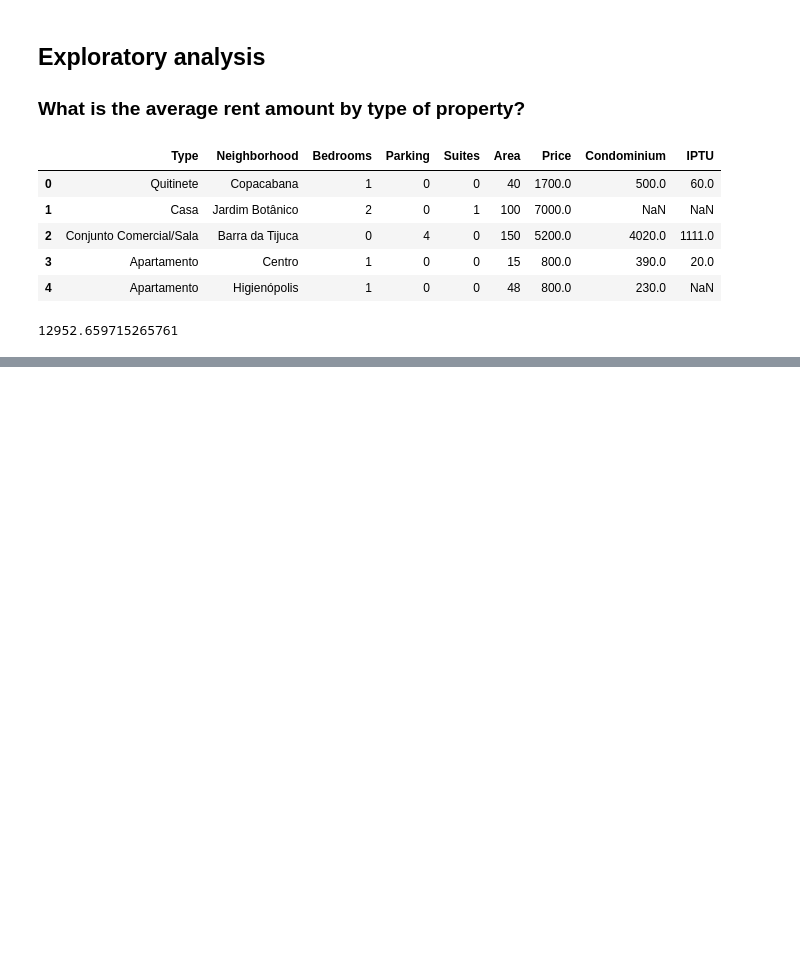
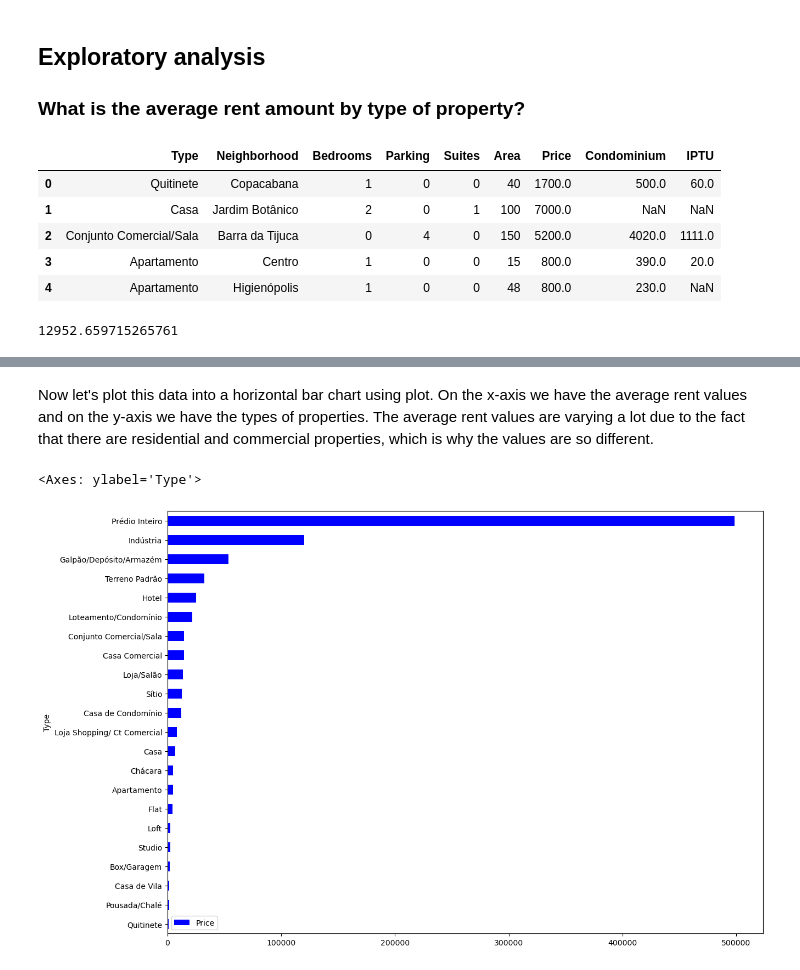
Before and after one commit to bsmiranda/Data_Science, a Jupyter notebook: 02_Real_state_data_analysis/Real_state_data_analysis.ipynb, the cells around one changed output, grey strips where cells are left out. Drawn from its saved outputs; the diff is of its cells as text; code cells hidden in the pictures; blank space fills up the shorter version.

```diff
--- a/02_Real_state_data_analysis/Real_state_data_analysis.ipynb
+++ b/02_Real_state_data_analysis/Real_state_data_analysis.ipynb
@@ -158,0 +207,11 @@ data.groupby("Type").mean(numeric_only=True)
+# %% [markdown]
+Now let's plot this data into a horizontal bar chart using plot.
+On the x-axis we have the average rent values and on the y-axis we have the types of properties.
+The average rent values are varying a lot due to the fact that there are residential and commercial properties, which is why the values are so different.
+# %%
+df_price_type = data.groupby("Type")[["Price"]].mean().sort_values("Price")
+
+df_price_type.plot(kind='barh', figsize=(14,10), color='blue')
+# %% [output]
+<Axes: ylabel='Type'>
+[figure, added]
```
Also changed, not shown: parts of 5 cells of this notebook.
